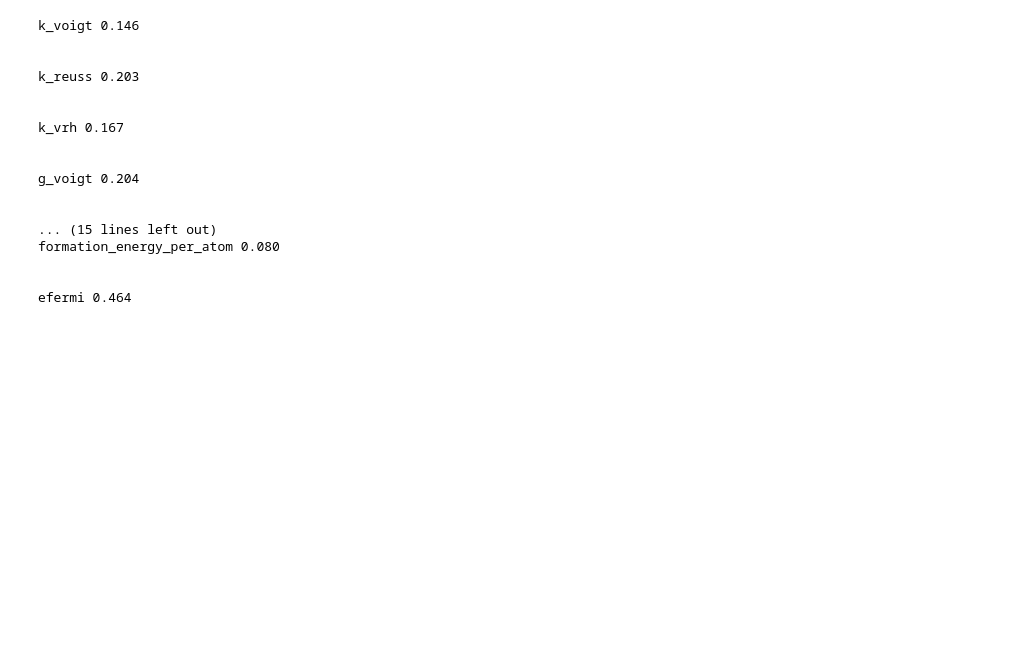
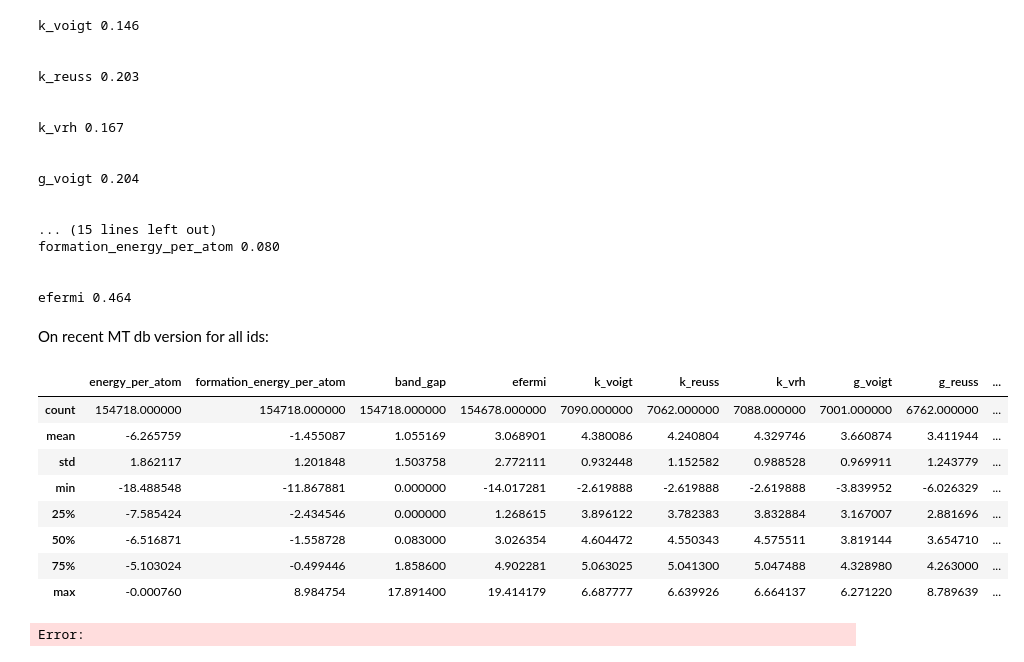
Before and after one commit to ricet8ur/rcgcnn, a Jupyter notebook: learn.ipynb, the cells around one changed output. Saved outputs shown, nothing was run; the diff lists cells and outputs as text; code cells hidden in the pictures; blank space fills up the shorter version.

```diff
--- a/learn.ipynb
+++ b/learn.ipynb
@@ -101,8 +101,8 @@ all_mids = list(set(material_ids).union(set(depr_material_ids)))
 mids = list(set(material_ids))
 depr_mids = list(set(depr_material_ids))
 with MPRester(api_key) as mpr:
-    docs2 = mpr.materials.search(material_ids=mids, fields=["material_id", "task_ids"])
-    depr_docs2 = mpr.materials.search(material_ids=depr_mids, fields=["material_id", "task_ids"], deprecated=True)
+    # docs2 = mpr.materials.search(material_ids=mids, fields=["material_id", "task_ids"])
+    # depr_docs2 = mpr.materials.search(material_ids=depr_mids, fields=["material_id", "task_ids"], deprecated=True)
     # equivalent
     all_docs2 = mpr.materials.search(material_ids=all_mids, fields=["material_id", "task_ids"])
     depr_all_docs2 = mpr.materials.search(material_ids=all_mids, fields=["material_id", "task_ids"], deprecated=True)
@@ -342,7 +337,8 @@ def prepare_csv(csv: str, df: pd.DataFrame, prop: str):
     # st.move("./data/material-data/" + csv, "./data/root/data/id_prop.csv")
     set_property_to_ids(df, prop)
 
-
+t2m_file = './data/root/data/t2m.bin'
+t2m = load_properties_from_bin(t2m_file)
 
 def get_df_for_csv(csv:str):
     global t2m, full_df
@@ -395,15 +391,14 @@ for csv in reference_csv.keys():
         # result = run(['ls'], capture_output=True, text=True)
         # Write the contents of the stdout (standard output) to the file.
         resdict[prop] = res.stdout
-        maedict[prop] = resdict[prop].split("** MAE ")[-1]
+        maedict[prop] = resdict[prop].split("** MAE ")[-1].replace('\n','')
         print(prop, maedict[prop])
 
         st.move("checkpoint.pth.tar", "./trained/" + prop + "_check.pth.tar")
         st.move("model_best.pth.tar", "./trained/" + prop + "_best.pth.tar")
         st.move("test_results.csv", "./trained/" + prop + "_results.csv")
 
-with open("train_outputs.json", "w") as f:
-    json.dump(resdict, f)
-with open("train_maes.json", "w") as f:
-    json.dump(maedict, f)
+        with open("train_outputs.json", "w") as f:
+            json.dump(resdict, f)
+        pd.DataFrame(maedict, index=['MAE']).transpose().to_csv('train_maes.csv')
 # %% [output]
@@ -445,7 +424,7 @@ for csv in reference_csv.keys():
         # result = run(['ls'], capture_output=True, text=True)
         # Write the contents of the stdout (standard output) to the file.
         resdict[prop] = res.stdout
-        maedict[prop] = resdict[prop].split("** MAE ")[-1]
+        maedict[prop] = resdict[prop].split("** MAE ")[-1].replace('\n','')
         print(prop, maedict[prop])
 
         st.move("checkpoint.pth.tar", "./trained/" + prop + "_check.pth.tar")
@@ -454,8 +433,7 @@ for csv in reference_csv.keys():
 
 with open("train_outputs.json", "w") as f:
     json.dump(resdict, f)
-with open("train_maes.json", "w") as f:
-    json.dump(maedict, f)
+pd.DataFrame(maedict).to_csv('train_maes.csv')
 # %% [output]
 k_voigt 0.146
 
@@ -474,3 +452,5 @@ formation_energy_per_atom 0.080
 
 
 efermi 0.464
+# %% [markdown]
+On recent MT db version for all ids:
@@ -476,0 +532,23 @@ efermi 0.464
+# %%
+# create DF
+def load_properties_from_bin(file):
+    with open(file, "rb") as f:
+        properties = mp.unpackb(f.read())
+        return properties
+    return None
+
+full_df = pd.DataFrame(load_properties_from_bin(all_props_file)).transpose()
+
+for moduli in ["k_voigt", "k_reuss", "k_vrh", "g_voigt", "g_reuss", "g_vrh"]:
+    full_df[moduli] = np.log(full_df[moduli])
+full_df.describe()
+# %% [output]
+|  | energy_per_atom | formation_energy_per_atom | band_gap | efermi | k_voigt | k_reuss | k_vrh | g_voigt | g_reuss | ... |
+| count | 154718.000000 | 154718.000000 | 154718.000000 | 154678.000000 | 7090.000000 | 7062.000000 | 7088.000000 | 7001.000000 | 6762.000000 | ... |
+| mean | -6.265759 | -1.455087 | 1.055169 | 3.068901 | 4.380086 | 4.240804 | 4.329746 | 3.660874 | 3.411944 | ... |
+| std | 1.862117 | 1.201848 | 1.503758 | 2.772111 | 0.932448 | 1.152582 | 0.988528 | 0.969911 | 1.243779 | ... |
+| min | -18.488548 | -11.867881 | 0.000000 | -14.017281 | -2.619888 | -2.619888 | -2.619888 | -3.839952 | -6.026329 | ... |
+| 25% | -7.585424 | -2.434546 | 0.000000 | 1.268615 | 3.896122 | 3.782383 | 3.832884 | 3.167007 | 2.881696 | ... |
+| 50% | -6.516871 | -1.558728 | 0.083000 | 3.026354 | 4.604472 | 4.550343 | 4.575511 | 3.819144 | 3.654710 | ... |
+| 75% | -5.103024 | -0.499446 | 1.858600 | 4.902281 | 5.063025 | 5.041300 | 5.047488 | 4.328980 | 4.263000 | ... |
+| max | -0.000760 | 8.984754 | 17.891400 | 19.414179 | 6.687777 | 6.639926 | 6.664137 | 6.271220 | 8.789639 | ... |
@@ -476,0 +581,4 @@ efermi 0.464
+# %%
+set_property_to_ids(full_df, 'formation_energy_per_atom')
+# %% [output]
+Error:
```
Also changed, not shown: parts of 8 cells of this notebook, 31 other files.
